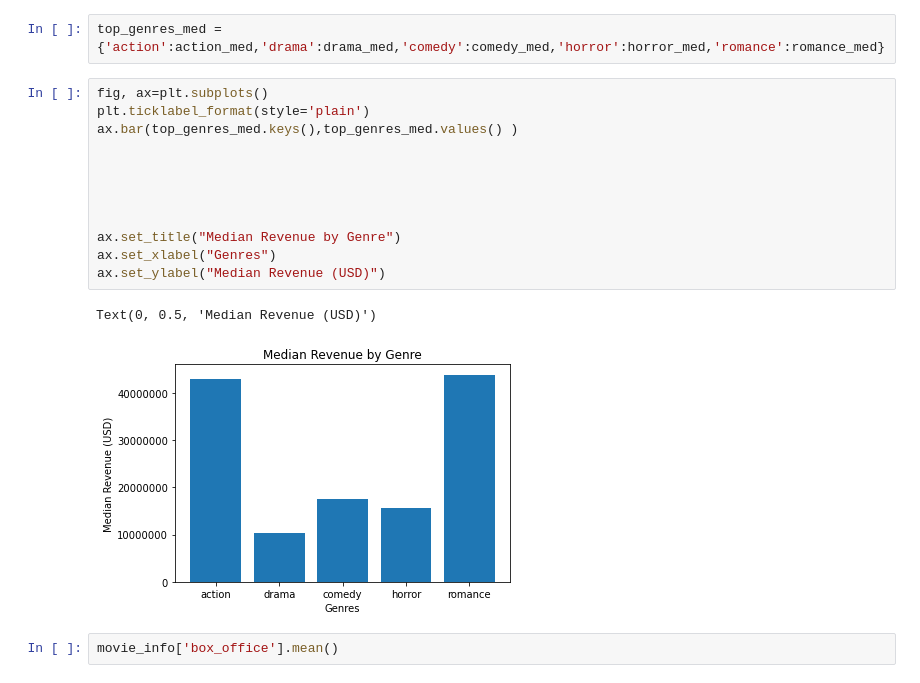
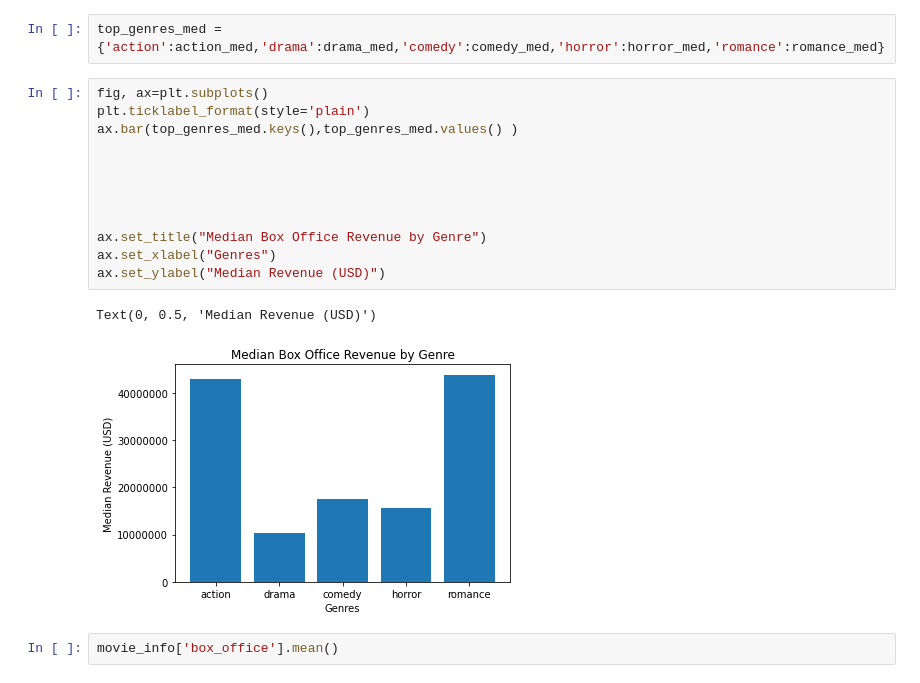
Before and after one commit to jumholtz/AIOverlordSupporters, a Jupyter notebook: student.ipynb, the cells around one changed output. Drawn from its saved outputs; the diff is of its cells as text.

```diff
--- a/student.ipynb
+++ b/student.ipynb
@@ -247,18 +247,18 @@ top_genres_med = {'action':action_med,'drama':drama_med,'comedy':comedy_med,'hor
 # %%
 fig, ax=plt.subplots()
 plt.ticklabel_format(style='plain')
 ax.bar(top_genres_med.keys(),top_genres_med.values() )
 
 
 
 
 
-ax.set_title("Median Revenue by Genre")
+ax.set_title("Median Box Office Revenue by Genre")
 ax.set_xlabel("Genres")
 ax.set_ylabel("Median Revenue (USD)")
 # %% [output]
 Text(0, 0.5, 'Median Revenue (USD)')
-[figure, old version]
+[figure, new version]
 # %%
 movie_info['box_office'].mean()
 # %% [output]
```
Also changed, not shown: parts of 3 cells of this notebook.
